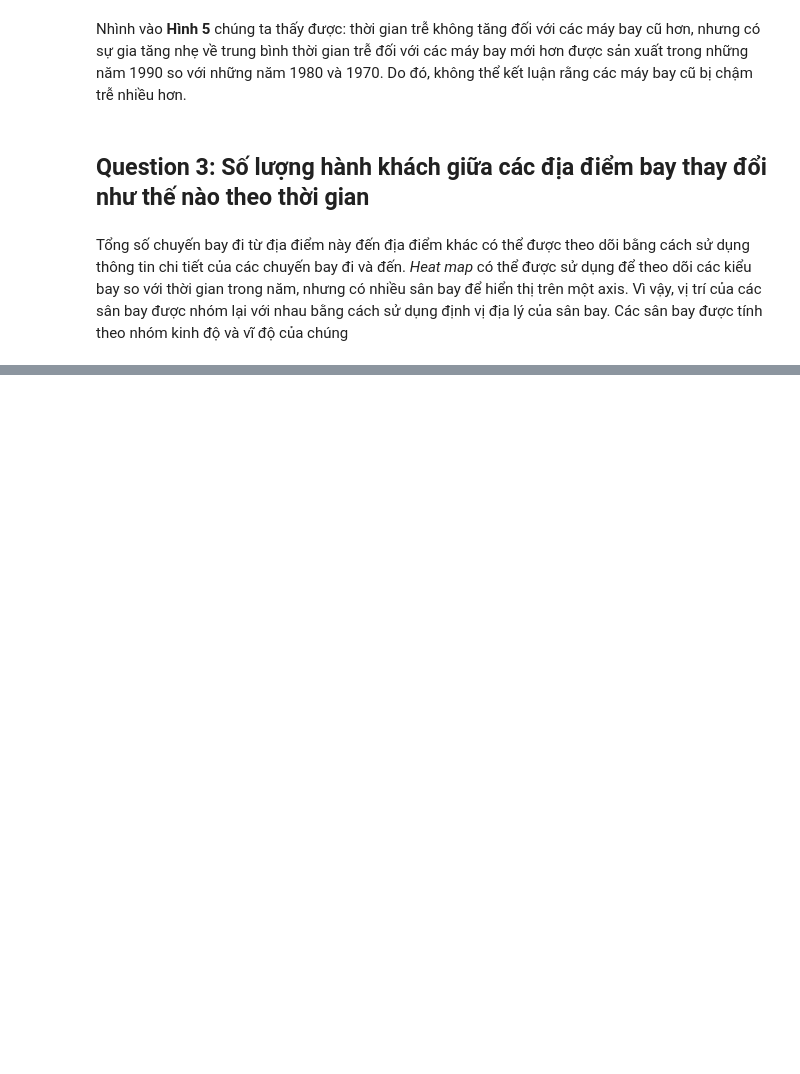
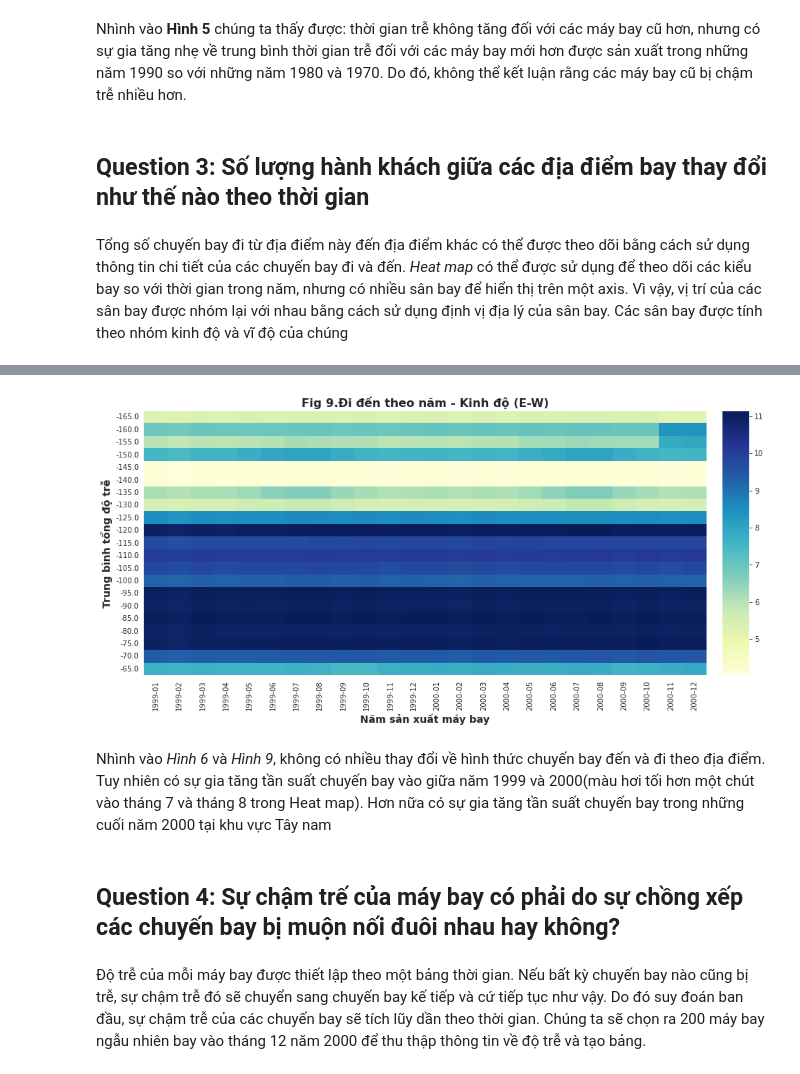
Before and after one commit to Mcuong17/DoanWEB-demo, a Jupyter notebook: Airline_Time_.ipynb, the cells around one changed output, grey strips where cells are left out. Saved outputs shown, nothing was run; the diff lists cells and outputs as text; code cells hidden in the pictures; blank space fills up the shorter version.

```diff
--- a/Airline_Time_.ipynb
+++ b/Airline_Time_.ipynb
@@ -304,0 +375,15 @@ pass
+# %%
+fig9, ax9 = plt.subplots(figsize=(12.8, 6.4), constrained_layout=True)
+ax9 = sns.heatmap(data=np.log(long_df), cmap="YlGnBu")
+ax9.set_title("Fig 9.Đi đến theo năm - Kinh độ (E-W)", fontdict={"weight": "bold", "fontsize": 16})
+ax9.set_xlabel("Năm sản xuất máy bay", fontdict={"weight": "bold", "fontsize": 14})
+ax9.set_ylabel("Trung bình tổng độ trễ", fontdict={"weight": "bold", "fontsize": 14})
+pass
+# %% [output]
+[figure, added]
+# %% [markdown]
+Nhình vào *Hình 6* và *Hình 9*, không có nhiều thay đổi về hình thức chuyến bay đến và đi theo địa điểm. Tuy nhiên có sự gia tăng tần suất chuyến bay vào giữa năm 1999 và 2000(màu hơi tối hơn một chút vào tháng 7 và tháng 8 trong Heat map). Hơn nữa có sự gia tăng tần suất chuyến bay trong những cuối năm 2000 tại khu vực Tây nam
+# %% [markdown]
+## Question 4: Sự chậm trế của máy bay có phải do sự chồng xếp các chuyến bay bị muộn nối đuôi nhau hay không?
+# %% [markdown]
+Độ trễ của mỗi máy bay được thiết lập theo một bảng thời gian. Nếu bất kỳ chuyến bay nào cũng bị trễ, sự chậm trễ đó sẽ chuyển sang chuyến bay kế tiếp và cứ tiếp tục như vậy. Do đó suy đoán ban đầu, sự chậm trễ của các chuyến bay sẽ tích lũy dần theo thời gian. Chúng ta sẽ chọn ra 200 máy bay ngẫu nhiên bay vào tháng 12 năm 2000 để thu thập thông tin về độ trễ và tạo bảng.
```
Also changed, not shown: parts of 9 cells of this notebook.
